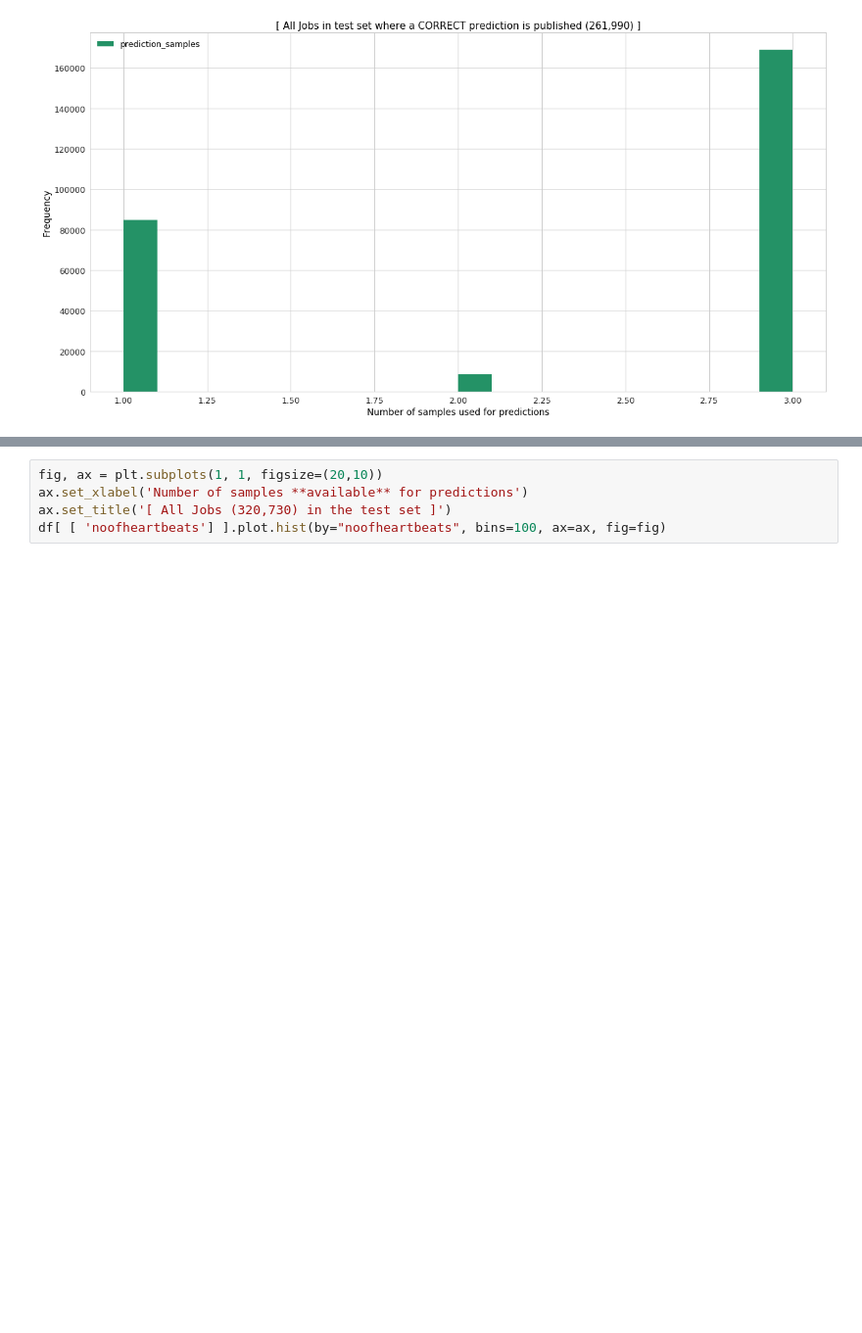
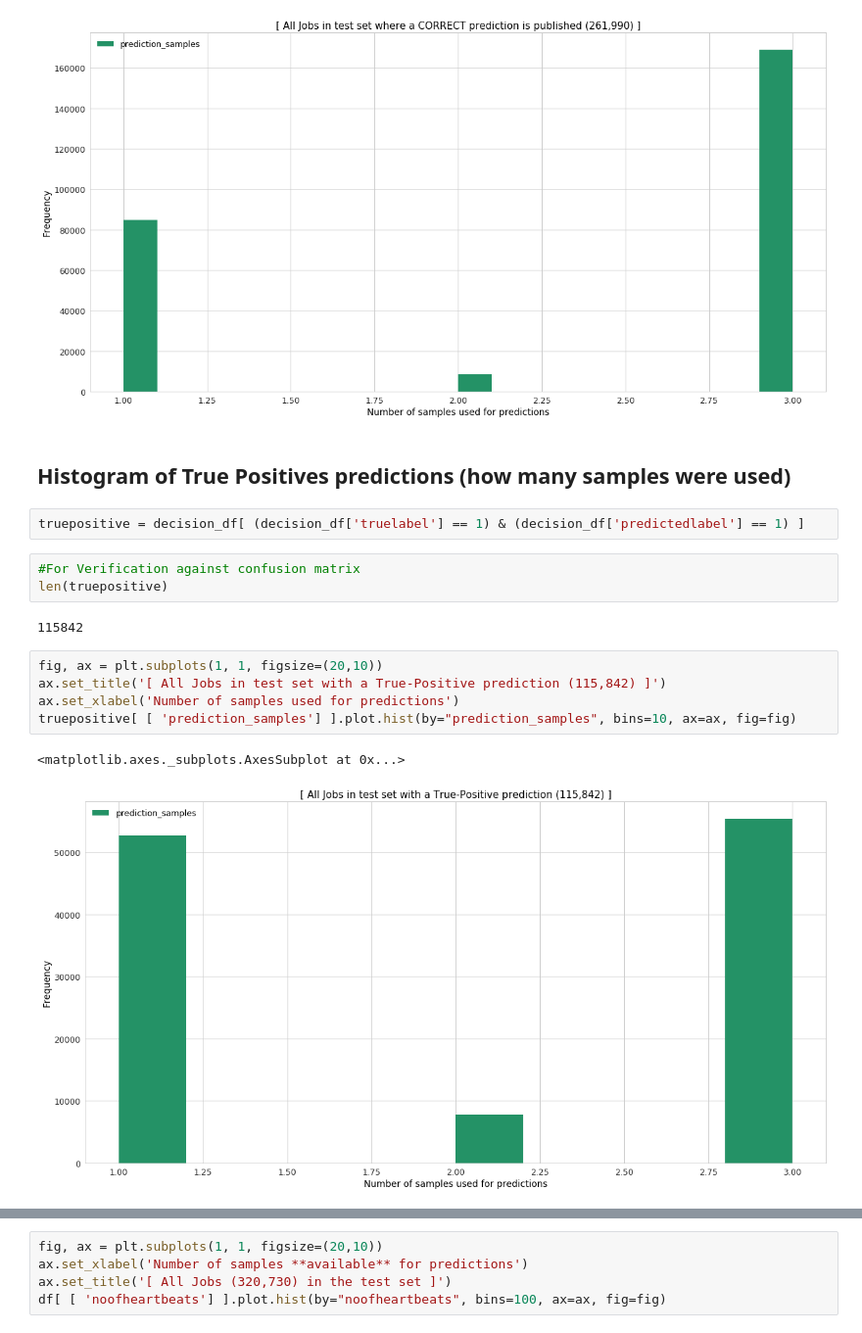
Before and after one commit to words-sdsc/DeepLearning4FaultTolerantWorkflows, a Jupyter notebook: from_kubernetes/verify_tstep1_test/Layer 2 [3-B] [Histo] [ Job Level Predictions ] [ Read File - Predict ] - Threshold based prediction.ipynb, the cells around one changed output, grey strips where cells are left out. Shown: that part at 98% size. Saved outputs shown, nothing was run; the diff lists cells and outputs as text; blank space fills up the shorter version.

```diff
--- a/from_kubernetes/verify_tstep1_test/Layer 2 [3-B] [Histo] [ Job Level Predictions ] [ Read File - Predict ] - Threshold based prediction.ipynb
+++ b/from_kubernetes/verify_tstep1_test/Layer 2 [3-B] [Histo] [ Job Level Predictions ] [ Read File - Predict ] - Threshold based prediction.ipynb
@@ -542,3 +575,20 @@ correct_df[ [ 'prediction_samples'] ].plot.hist(by="prediction_samples", bins=20
 # %% [output]
 <matplotlib.axes._subplots.AxesSubplot at 0x...>
 [figure]
+# %% [markdown]
+## Histogram of True Positives predictions (how many samples were used)
+# %%
+truepositive = decision_df[ (decision_df['truelabel'] == 1) & (decision_df['predictedlabel'] == 1) ]
+# %%
+#For Verification against confusion matrix
+len(truepositive)
+# %% [output]
+115842
+# %%
+fig, ax = plt.subplots(1, 1, figsize=(20,10))
+ax.set_title('[ All Jobs in test set with a True-Positive prediction (115,842) ]')
+ax.set_xlabel('Number of samples used for predictions')
+truepositive[ [ 'prediction_samples'] ].plot.hist(by="prediction_samples", bins=10, ax=ax, fig=fig)
+# %% [output]
+<matplotlib.axes._subplots.AxesSubplot at 0x...>
+[figure, added]
```
Also changed, not shown: parts of 24 cells of this notebook.
